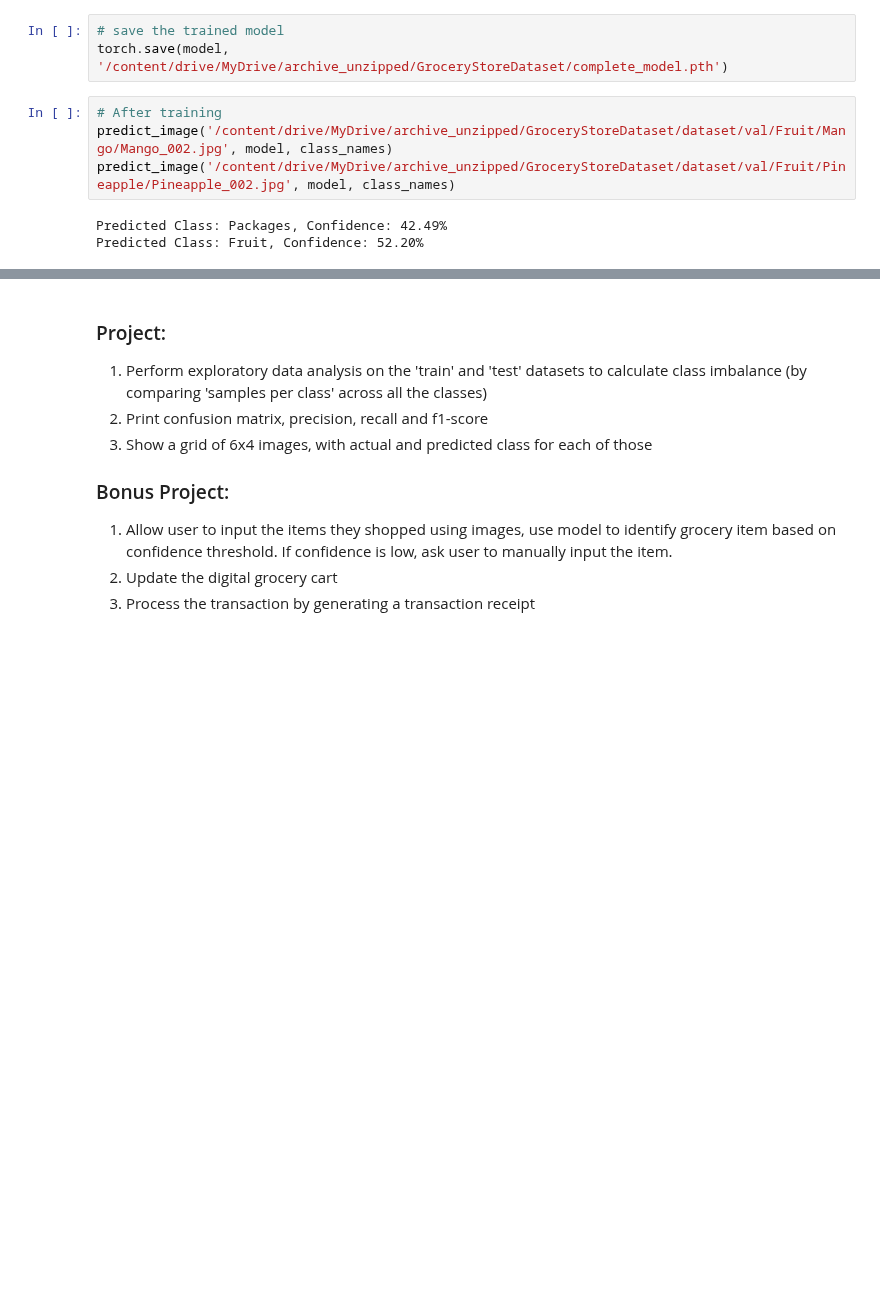
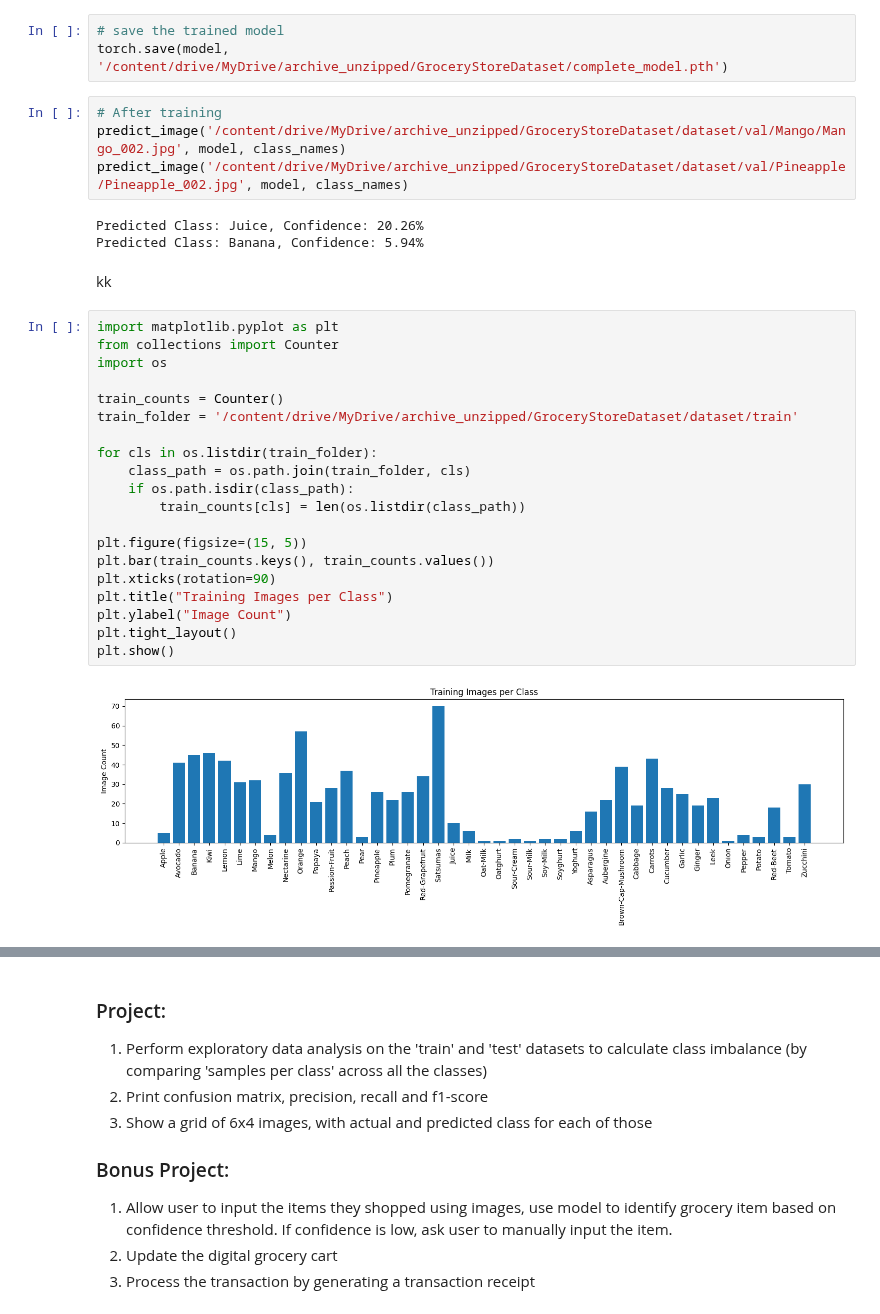
Before and after one commit to oochuru/MLBootCamp25Ochuru, a Jupyter notebook: 9_MLBootcamp_FinalProject.ipynb, the cells around one changed output, grey strips where cells are left out. Drawn from its saved outputs; the diff is of its cells as text; blank space fills up the shorter version.

```diff
--- a/9_MLBootcamp_FinalProject.ipynb
+++ b/9_MLBootcamp_FinalProject.ipynb
@@ -273,8 +273,32 @@ plt.show()
 torch.save(model, '/content/drive/MyDrive/archive_unzipped/GroceryStoreDataset/complete_model.pth')
 # %%
 # After training
-predict_image('/content/drive/MyDrive/archive_unzipped/GroceryStoreDataset/dataset/val/Fruit/Mango/Mango_002.jpg', model, class_names)
-predict_image('/content/drive/MyDrive/archive_unzipped/GroceryStoreDataset/dataset/val/Fruit/Pineapple/Pineapple_002.jpg', model, class_names)
+predict_image('/content/drive/MyDrive/archive_unzipped/GroceryStoreDataset/dataset/val/Mango/Mango_002.jpg', model, class_names)
+predict_image('/content/drive/MyDrive/archive_unzipped/GroceryStoreDataset/dataset/val/Pineapple/Pineapple_002.jpg', model, class_names)
 # %% [output]
-Predicted Class: Packages, Confidence: 42.49%
-Predicted Class: Fruit, Confidence: 52.20%
+Predicted Class: Juice, Confidence: 20.26%
+Predicted Class: Banana, Confidence: 5.94%
+# %% [markdown]
+kk
+# %%
+import matplotlib.pyplot as plt
+from collections import Counter
+import os
+
+train_counts = Counter()
+train_folder = '/content/drive/MyDrive/archive_unzipped/GroceryStoreDataset/dataset/train'
+
+for cls in os.listdir(train_folder):
+    class_path = os.path.join(train_folder, cls)
+    if os.path.isdir(class_path):
+        train_counts[cls] = len(os.listdir(class_path))
+
+plt.figure(figsize=(15, 5))
+plt.bar(train_counts.keys(), train_counts.values())
+plt.xticks(rotation=90)
+plt.title("Training Images per Class")
+plt.ylabel("Image Count")
+plt.tight_layout()
+plt.show()
+# %% [output]
+[figure, added]
```
Also changed, not shown: parts of 12 cells of this notebook.
